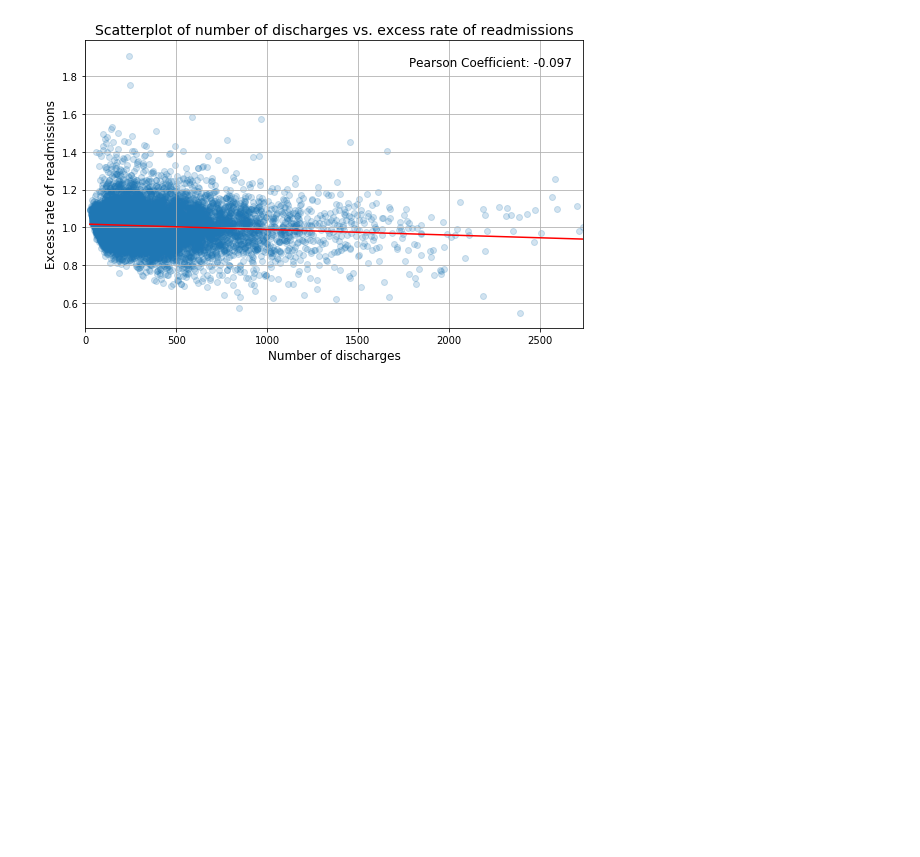
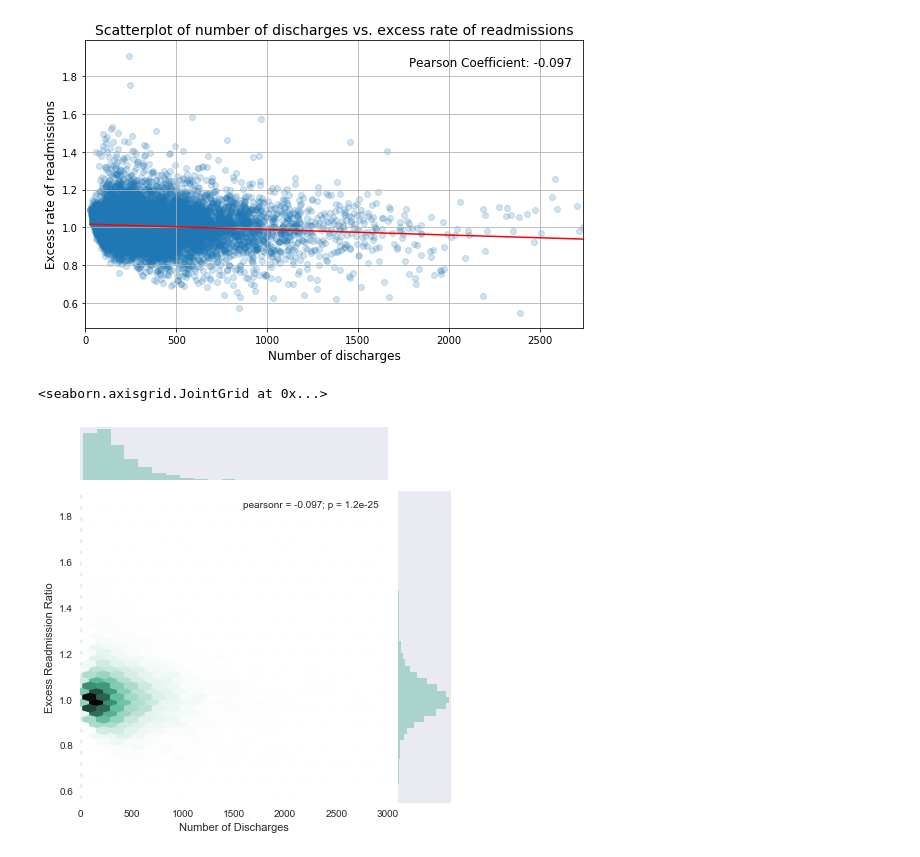
Before and after one commit to huynhe/Springboar-Hospital-Readmission, a Jupyter notebook: sliderule_dsi_inferential_statistics_exercise_3.ipynb, the cells around one changed output. Drawn from its saved outputs; the diff is of its cells as text; code cells hidden in the pictures; blank space fills up the shorter version.

Commit message:
Add files via upload
Second commit of the hospital readmission exercise.

```diff
--- a/sliderule_dsi_inferential_statistics_exercise_3.ipynb
+++ b/sliderule_dsi_inferential_statistics_exercise_3.ipynb
@@ -388,0 +392,9 @@ fig.tight_layout()
+# %%
+# My take on the hexabin plot. Lower dense areas are incredibly difficult to make out. However, the pearson correlation coefficient
+# and the respective p-value is automatically included.
+sns.set()
+sns.set_style('dark')
+sns.jointplot(discharges, readmission, kind='hex', color='#4CB391', xlim=(0, 3000))
+# %% [output]
+<seaborn.axisgrid.JointGrid at 0x...>
+[figure, added]
```
Also changed, not shown: parts of 3 cells of this notebook.
